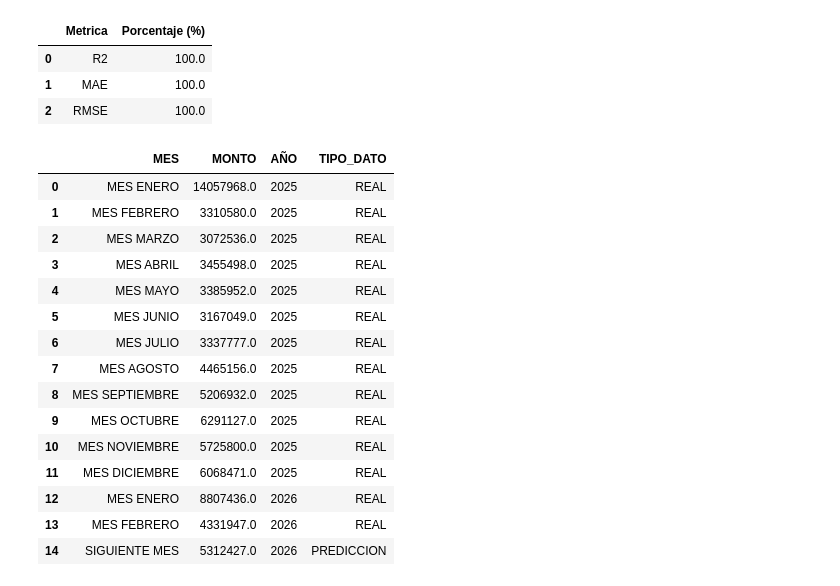
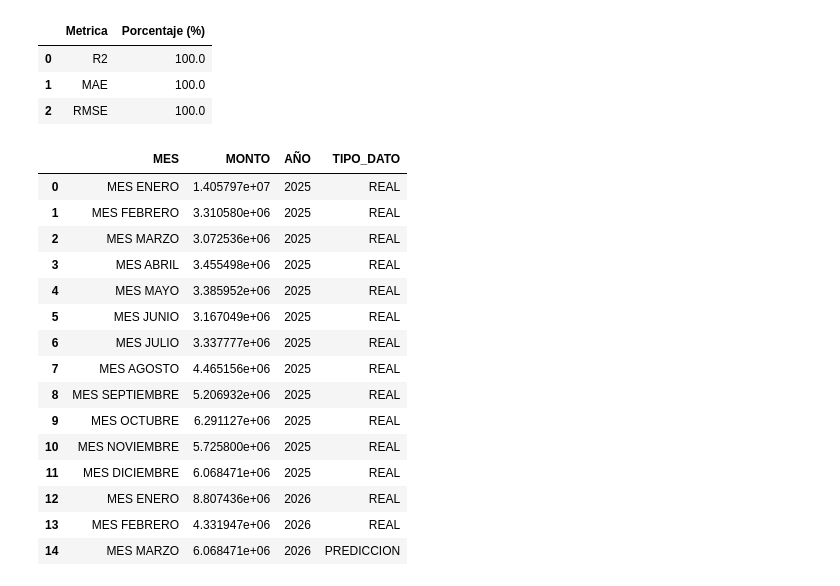
Before and after one commit to wafervi/KAKEBIA, a Jupyter notebook: notebooks/kakebo_analtytics.ipynb, the cells around one changed output. Saved outputs shown, nothing was run; the diff lists cells and outputs as text; code cells hidden in the pictures.

```diff
--- a/notebooks/kakebo_analtytics.ipynb
+++ b/notebooks/kakebo_analtytics.ipynb
@@ -246,35 +225,80 @@ resumen_porcentajes
 | 1 | MAE | 100.0 |
 | 2 | RMSE | 100.0 |
 # %%
+# Construir histórico con columnas necesarias
+df_hist_actual = df.copy()
+df_hist_actual["TIPO"] = None
+df_hist_actual["MONTO_REAL"] = df_hist_actual["MONTO"]
+
+# Crear la fila de predicción del siguiente mes
+ultima_fila = df_clean.iloc[-1]
+ultimo_mes = int(ultima_fila["No MES"])
+ultimo_anio = int(ultima_fila["año"])
+
+sig_mes = 1 if ultimo_mes == 12 else ultimo_mes + 1
+sig_anio = ultimo_anio + 1 if ultimo_mes == 12 else ultimo_anio
+
+mes_sin = np.sin(2 * np.pi * sig_mes / 12)
+mes_cos = np.cos(2 * np.pi * sig_mes / 12)
+
+lag_1 = float(ultima_fila["MONTO"])
+lag_2 = float(ultima_fila["lag_1"])
+lag_3 = float(ultima_fila["lag_2"])
+roll_3 = df_clean["MONTO"].tail(3).mean()
+roll_6 = df_clean["MONTO"].tail(6).mean()
+
+fila_features = pd.DataFrame([{
+	"No MES": sig_mes,
+	"año": sig_anio,
+	"mes_sin": mes_sin,
+	"mes_cos": mes_cos,
+	"lag_1": lag_1,
+	"lag_2": lag_2,
+	"lag_3": lag_3,
+	"roll_3": roll_3,
+	"roll_6": roll_6,
+}])
+
+monto_pred = float(modelo.predict(fila_features[feature_cols])[0])
+
+fila_pred = pd.DataFrame([{
+	"MES": f"MES {meses[sig_mes - 1]}",
+	"MONTO": monto_pred,
+	"año": sig_anio,
+	"No MES": sig_mes,
+	"TIPO": "PREDICCION",
+	"MONTO_REAL": monto_pred
+}])
+
 # DataFrame con datos históricos + predicción del siguiente mes
 df_salida = pd.concat([df_hist_actual, fila_pred], ignore_index=True)
 df_salida
 
 mask_pred = df_salida["TIPO"].eq("PREDICCION")
 df_salida.loc[mask_pred, "MONTO"] = df_salida.loc[mask_pred, "MONTO_REAL"]
 df_salida
 
 df_salida["TIPO_DATO"] = df_salida["TIPO"].fillna("REAL")
 df_salida = df_salida.rename(columns={"año": "AÑO"})
 df_salida = df_salida[["MES", "MONTO", "AÑO", "TIPO_DATO"]]
 df_salida
 # %% [output]
 |  | MES | MONTO | AÑO | TIPO_DATO |
-| 0 | MES ENERO | 14057968.0 | 2025 | REAL |
-| 1 | MES FEBRERO | 3310580.0 | 2025 | REAL |
-| 2 | MES MARZO | 3072536.0 | 2025 | REAL |
-| 3 | MES ABRIL | 3455498.0 | 2025 | REAL |
-| 4 | MES MAYO | 3385952.0 | 2025 | REAL |
-| 5 | MES JUNIO | 3167049.0 | 2025 | REAL |
-| 6 | MES JULIO | 3337777.0 | 2025 | REAL |
-| 7 | MES AGOSTO | 4465156.0 | 2025 | REAL |
-| 8 | MES SEPTIEMBRE | 5206932.0 | 2025 | REAL |
-| 9 | MES OCTUBRE | 6291127.0 | 2025 | REAL |
-| 10 | MES NOVIEMBRE | 5725800.0 | 2025 | REAL |
-| 11 | MES DICIEMBRE | 6068471.0 | 2025 | REAL |
-| 12 | MES ENERO | 8807436.0 | 2026 | REAL |
-| 13 | MES FEBRERO | 4331947.0 | 2026 | REAL |
-| 14 | SIGUIENTE MES | 5312427.0 | 2026 | PREDICCION |
+| 0 | MES ENERO | 1.405797e+07 | 2025 | REAL |
+| 1 | MES FEBRERO | 3.310580e+06 | 2025 | REAL |
+| 2 | MES MARZO | 3.072536e+06 | 2025 | REAL |
+| 3 | MES ABRIL | 3.455498e+06 | 2025 | REAL |
+| 4 | MES MAYO | 3.385952e+06 | 2025 | REAL |
+| 5 | MES JUNIO | 3.167049e+06 | 2025 | REAL |
+| 6 | MES JULIO | 3.337777e+06 | 2025 | REAL |
+| 7 | MES AGOSTO | 4.465156e+06 | 2025 | REAL |
+| 8 | MES SEPTIEMBRE | 5.206932e+06 | 2025 | REAL |
+| 9 | MES OCTUBRE | 6.291127e+06 | 2025 | REAL |
+| 10 | MES NOVIEMBRE | 5.725800e+06 | 2025 | REAL |
+| 11 | MES DICIEMBRE | 6.068471e+06 | 2025 | REAL |
+| 12 | MES ENERO | 8.807436e+06 | 2026 | REAL |
+| 13 | MES FEBRERO | 4.331947e+06 | 2026 | REAL |
+| 14 | MES MARZO | 6.068471e+06 | 2026 | PREDICCION |
 # %%
 df_salida.to_csv("../data/processed/kakebo_pred2.csv", sep=";", index=False)
 # %%
```
Also changed, not shown: parts of 1 cell of this notebook, 1 other file.
